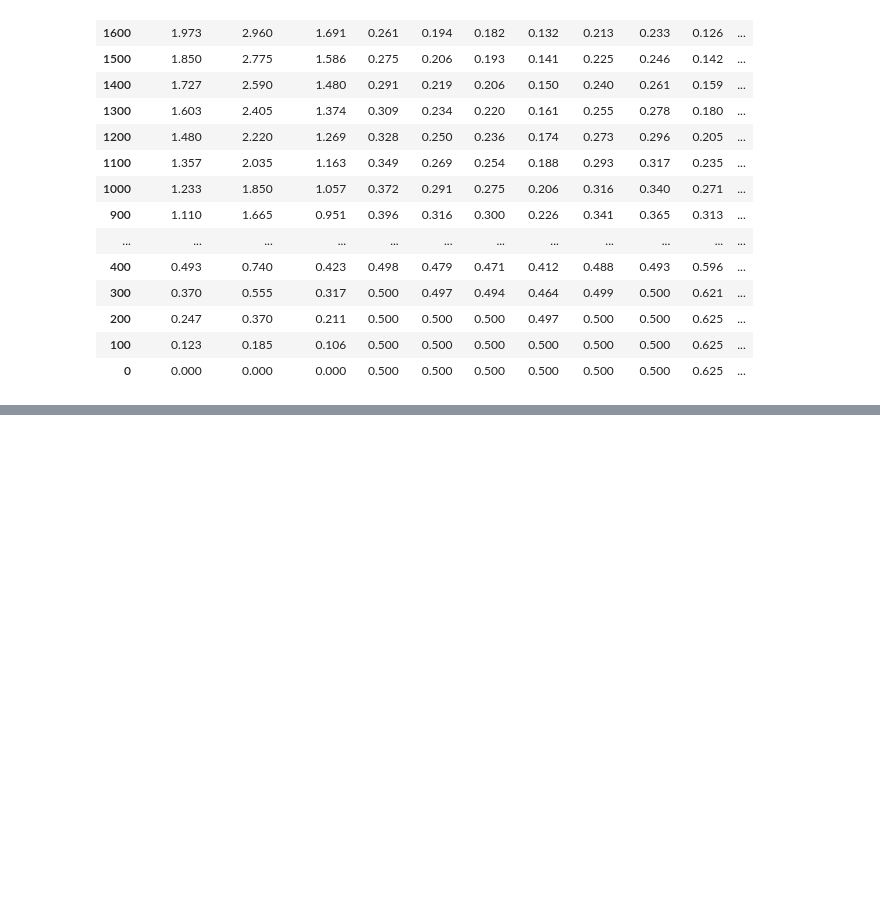
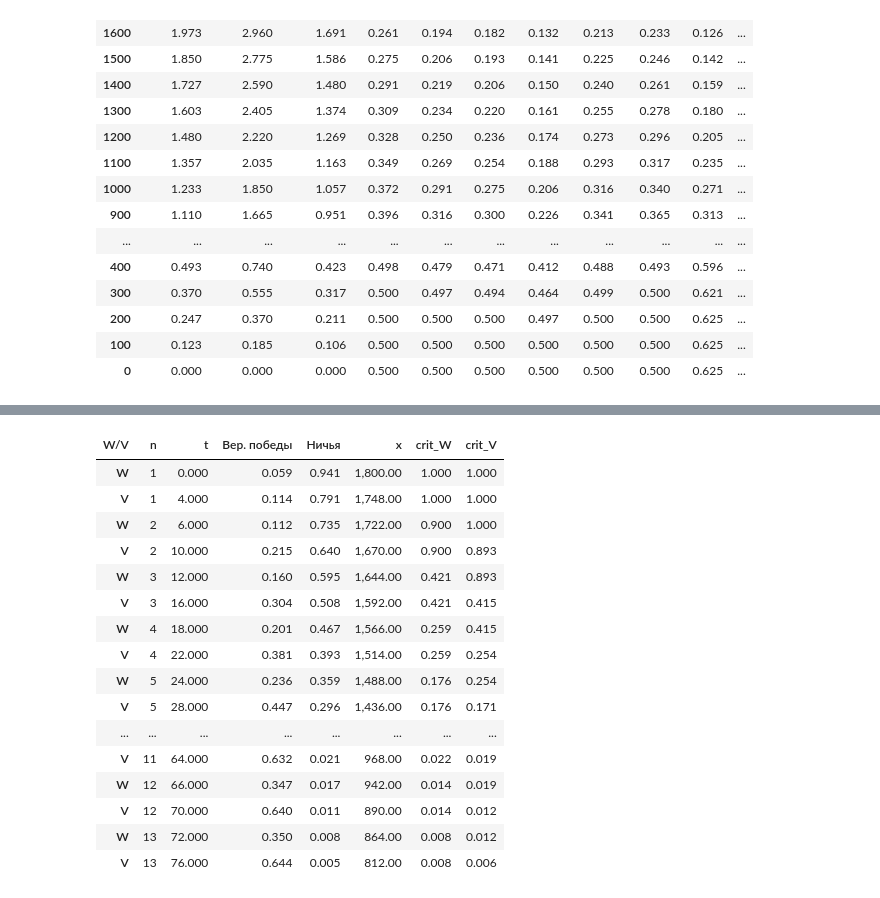
Before and after one commit to LaArkadiy/Sistemotechnika, a Jupyter notebook: DZ.ipynb, the cells around one changed output, grey strips where cells are left out. Drawn from its saved outputs; the diff is of its cells as text; code cells hidden in the pictures; blank space fills up the shorter version.

```diff
--- a/DZ.ipynb
+++ b/DZ.ipynb
@@ -333,9 +422,27 @@ dynamic_plot(res100,' 100-мм')
 # %%
 res152 = duel(tank,sau152)
 cyclogram(res152,' 152-мм')
+duel_dataframe(res152)
 dynamic_plot(res152,' 152-мм')
 # %% [output]
 [drawing not drawn]
+| W/V | n | t | Вер. победы | Ничья | x | crit_W | crit_V |
+| W | 1 | 0.000 | 0.059 | 0.941 | 1,800.00 | 1.000 | 1.000 |
+| V | 1 | 4.000 | 0.114 | 0.791 | 1,748.00 | 1.000 | 1.000 |
+| W | 2 | 6.000 | 0.112 | 0.735 | 1,722.00 | 0.900 | 1.000 |
+| V | 2 | 10.000 | 0.215 | 0.640 | 1,670.00 | 0.900 | 0.893 |
+| W | 3 | 12.000 | 0.160 | 0.595 | 1,644.00 | 0.421 | 0.893 |
+| V | 3 | 16.000 | 0.304 | 0.508 | 1,592.00 | 0.421 | 0.415 |
+| W | 4 | 18.000 | 0.201 | 0.467 | 1,566.00 | 0.259 | 0.415 |
+| V | 4 | 22.000 | 0.381 | 0.393 | 1,514.00 | 0.259 | 0.254 |
+| W | 5 | 24.000 | 0.236 | 0.359 | 1,488.00 | 0.176 | 0.254 |
+| V | 5 | 28.000 | 0.447 | 0.296 | 1,436.00 | 0.176 | 0.171 |
+| ... | ... | ... | ... | ... | ... | ... | ... |
+| V | 11 | 64.000 | 0.632 | 0.021 | 968.00 | 0.022 | 0.019 |
+| W | 12 | 66.000 | 0.347 | 0.017 | 942.00 | 0.014 | 0.019 |
+| V | 12 | 70.000 | 0.640 | 0.011 | 890.00 | 0.014 | 0.012 |
+| W | 13 | 72.000 | 0.350 | 0.008 | 864.00 | 0.008 | 0.012 |
+| V | 13 | 76.000 | 0.644 | 0.005 | 812.00 | 0.008 | 0.006 |
 [drawing not drawn]
 # %%
 def duel_ptur(tank : SiStructure, ptur : SiStructure):
```
Also changed, not shown: parts of 6 cells of this notebook.
